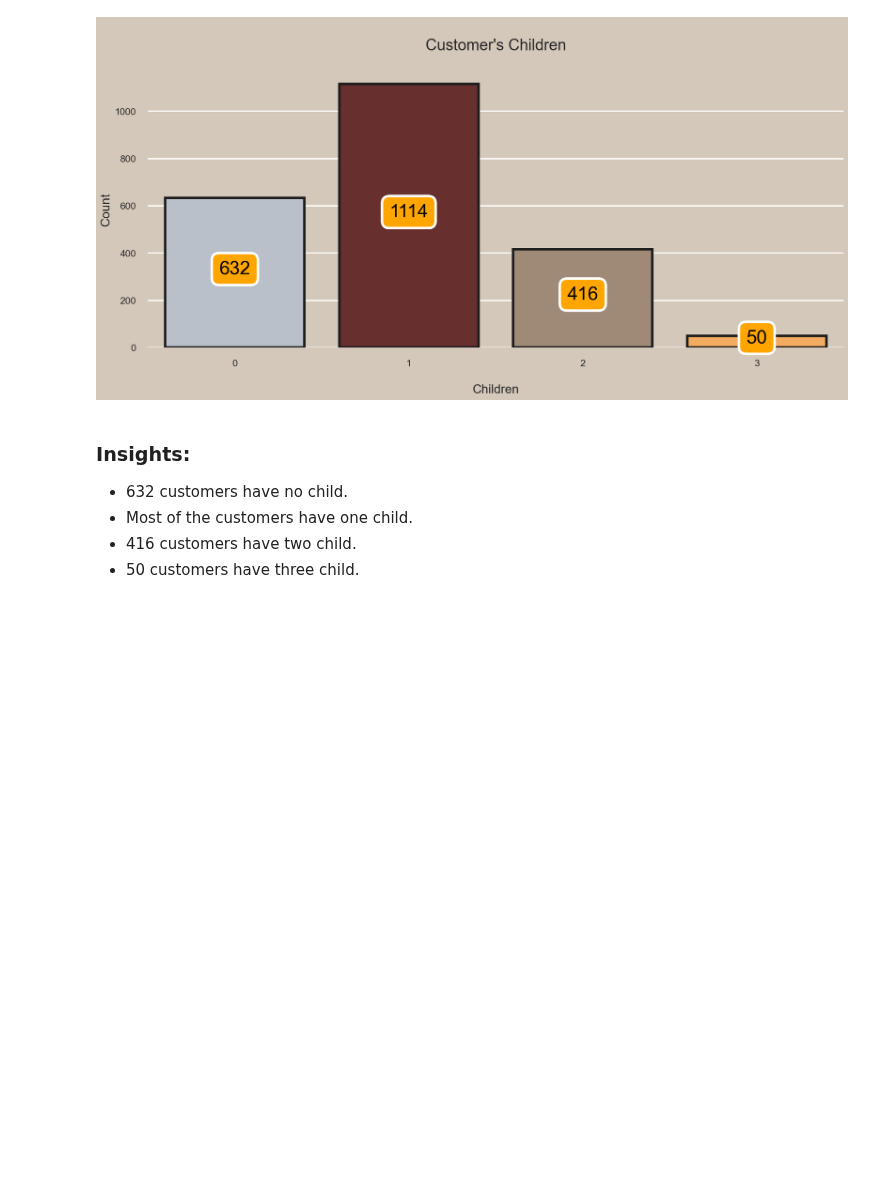
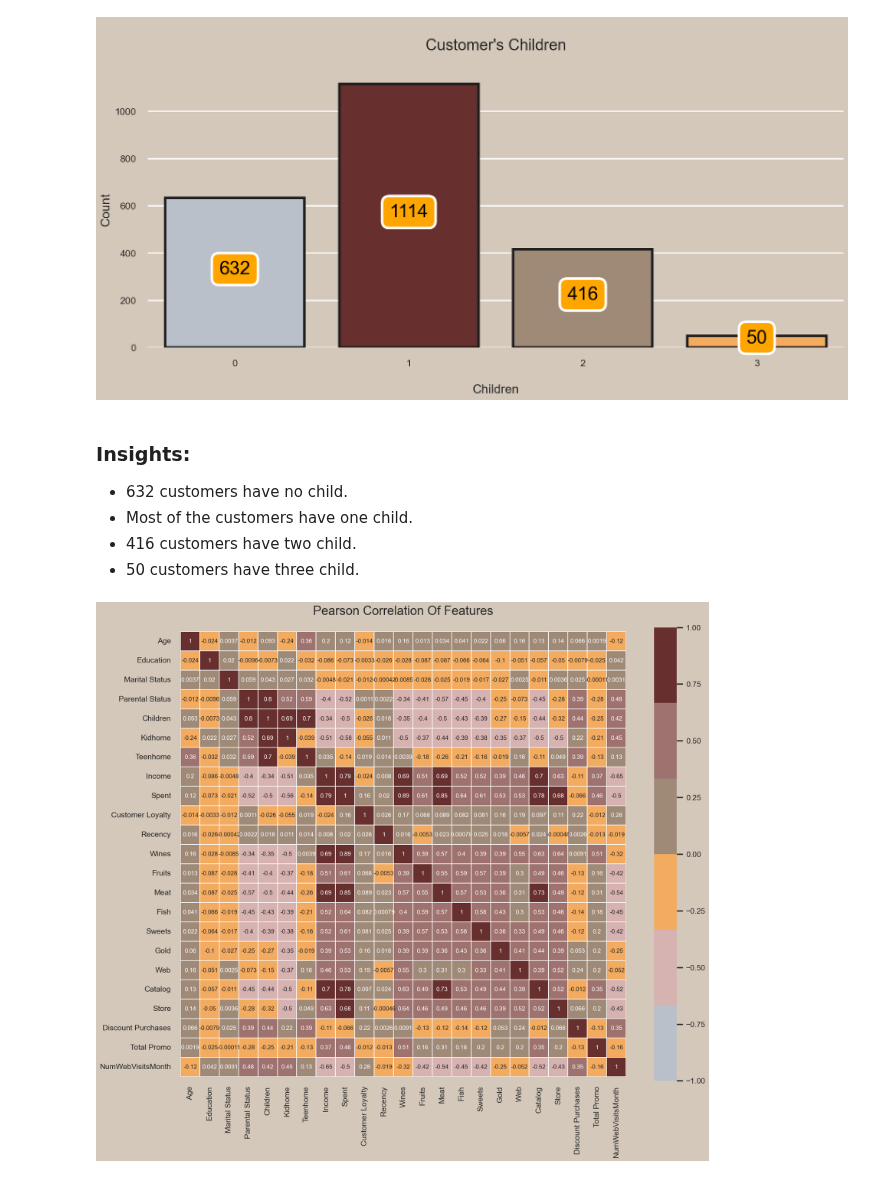
Before and after one commit to noahnoahnoahtran/EDA, a Jupyter notebook: 7_customer_personality/analysis.ipynb, the cells around one changed output. Cells and saved outputs as stored; diff of their text form; code cells hidden in the pictures; blank space fills up the shorter version.

```diff
--- a/7_customer_personality/analysis.ipynb
+++ b/7_customer_personality/analysis.ipynb
@@ -332,3 +332,17 @@ Let's have a look on the distribution of customer's children:
 - 50 customers have three child.
 # %%
 catcol = ["Education", "Marital Status"]
+le = LabelEncoder()
+for col in catcol:
+        data[col] = le.fit_transform(data[col])
+
+
+plt.subplots(figsize =(20, 20))
+
+sns.heatmap(data.drop(columns="ID").corr(), cmap = palette_cmap, square=True, cbar_kws=dict(shrink =.82),
+            annot=True, vmin=-1, vmax=1, linewidths=0.1,linecolor='white',annot_kws=dict(fontsize =12))
+plt.title("Pearson Correlation Of Features\n", fontsize=25)
+plt.xticks(rotation=90)
+plt.show()
+# %% [output]
+[figure, added]
```
Also changed, not shown: parts of 1 cell of this notebook.
